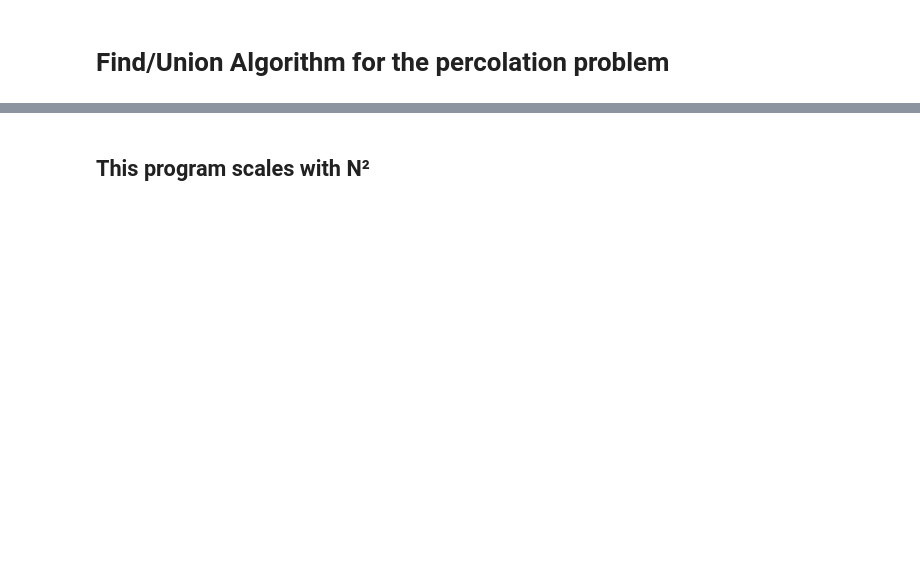
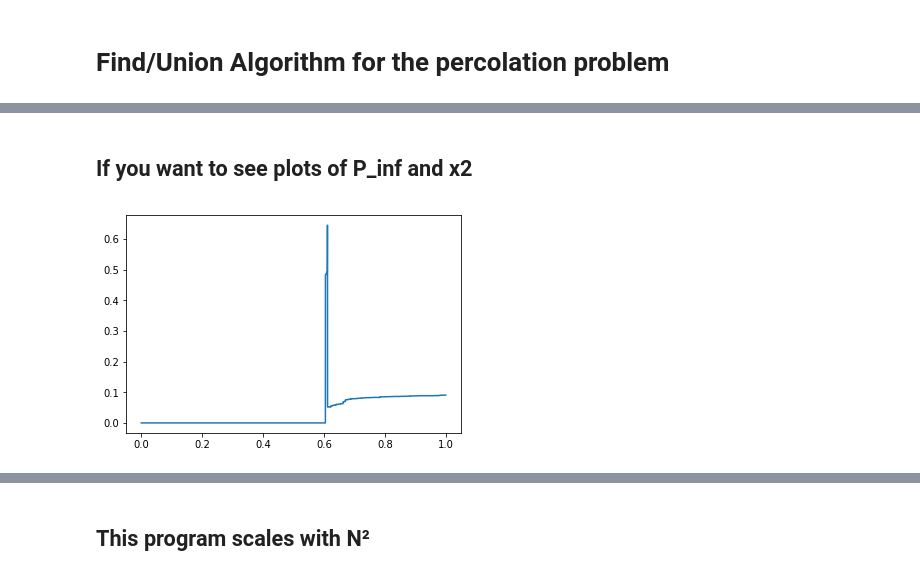
Before and after one commit to nahumsa/Micro_Percolation, a Jupyter notebook: Clusterfinder.ipynb, the cells around one changed output, grey strips where cells are left out. Saved outputs shown, nothing was run; the diff lists cells and outputs as text; code cells hidden in the pictures; blank space fills up the shorter version.

```diff
--- a/Clusterfinder.ipynb
+++ b/Clusterfinder.ipynb
@@ -173,0 +223,8 @@ Wall time: 39.4 s
+# %%
+%%time
+n = 100
+N = 100
+for i in range(N):
+    b = FindUnion(n)
+    b.run(i+1)
+    print(i)
@@ -173,0 +249,8 @@ Wall time: 39.4 s
+# %%
+%%time
+n = 120
+N = 100
+for i in range(N):
+    b = FindUnion(n)
+    b.run(i+1)
+    print(i)
@@ -173,0 +277,8 @@ Wall time: 39.4 s
+# %%
+%%time
+j = [50,100]
+N = 100
+for n in j:
+    for i in range(N):
+        b = FindUnion(n)
+        b.run(i+1)
@@ -173,0 +288,8 @@ Wall time: 39.4 s
+# %% [markdown]
+## If you want to see plots of P_inf and x2
+# %%
+p = np.arange(1.,n**2+1)/n**2
+plt.plot(p, b.P_inf)
+plt.show()
+# %% [output]
+[figure, added]
```
Also changed, not shown: parts of 13 cells of this notebook.
